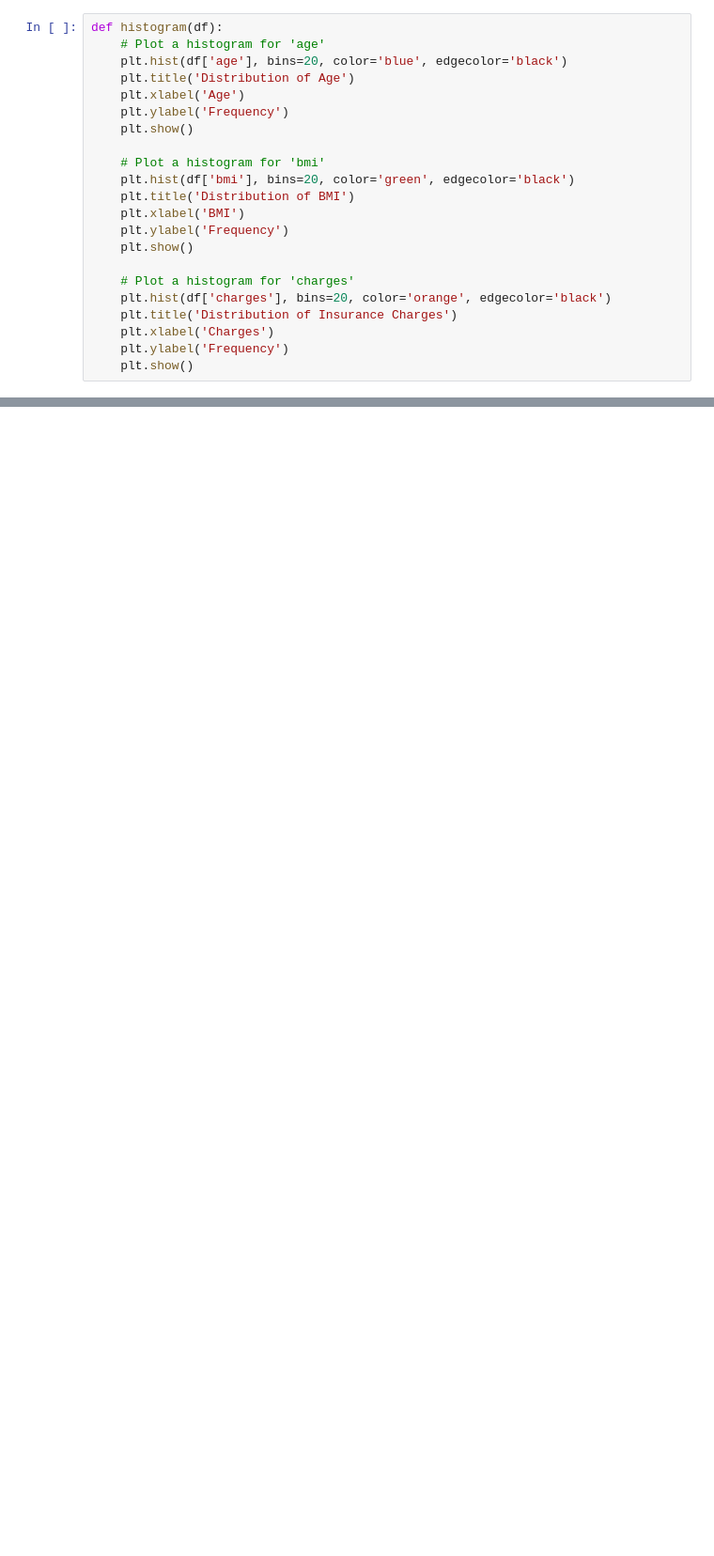
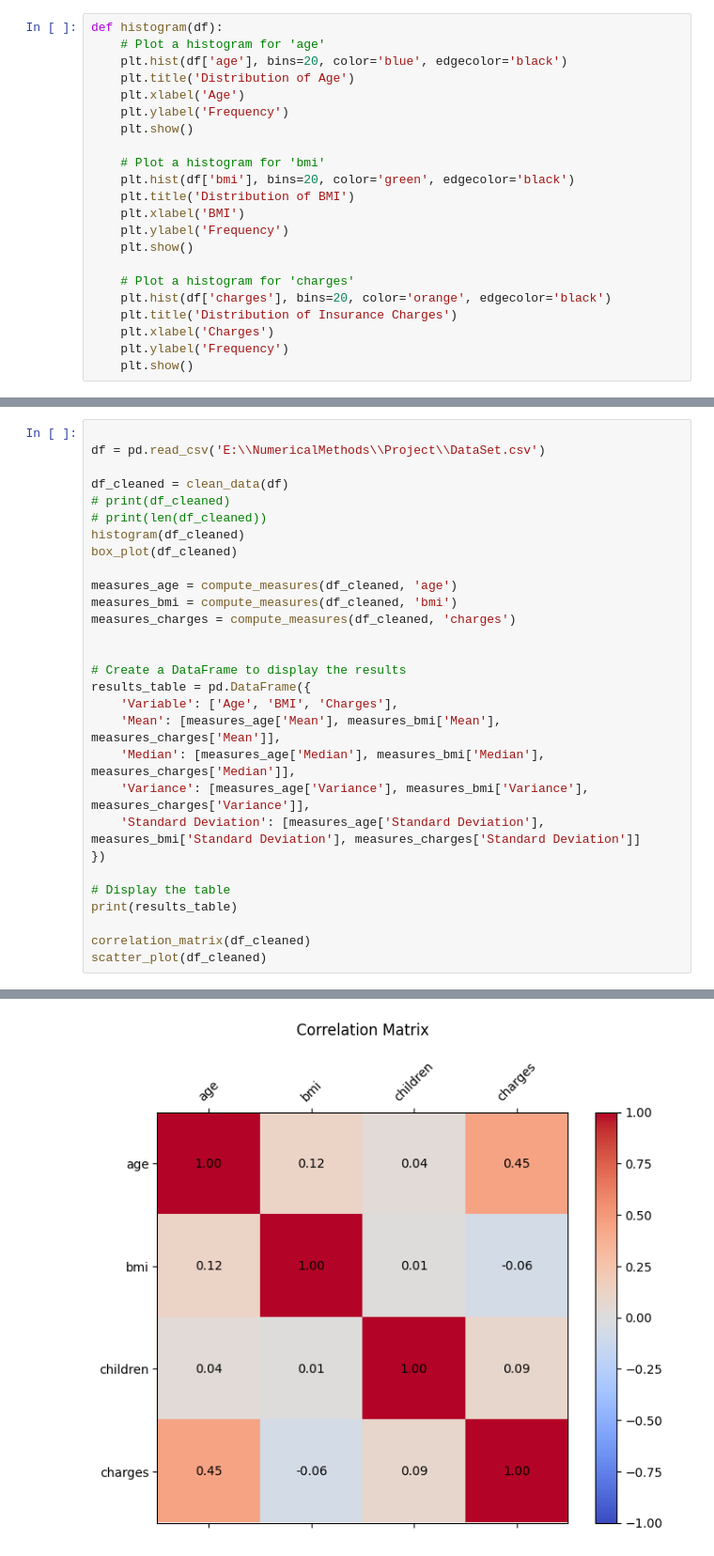
Before and after one commit to AryanBL/Health-insurance-regression-model, a Jupyter notebook: Project_Notebook.ipynb, the cells around one changed output, grey strips where cells are left out. Shown at 94% size. Drawn from its saved outputs; the diff is of its cells as text; blank space fills up the shorter version.

Commit message:
Created scattered plot, and correlation matrix for the data set, and nearly completed the phase 1

```diff
--- a/Project_Notebook.ipynb
+++ b/Project_Notebook.ipynb
@@ -108,0 +169,30 @@ Rows after filtering: 1191
+# %%
+
+df = pd.read_csv('E:\\NumericalMethods\\Project\\DataSet.csv')
+
+df_cleaned = clean_data(df)
+# print(df_cleaned)
+# print(len(df_cleaned))
+histogram(df_cleaned)
+box_plot(df_cleaned)
+
+measures_age = compute_measures(df_cleaned, 'age')
+measures_bmi = compute_measures(df_cleaned, 'bmi')
+measures_charges = compute_measures(df_cleaned, 'charges')
+
+
+# Create a DataFrame to display the results
+results_table = pd.DataFrame({
+    'Variable': ['Age', 'BMI', 'Charges'],
+    'Mean': [measures_age['Mean'], measures_bmi['Mean'], measures_charges['Mean']],
+    'Median': [measures_age['Median'], measures_bmi['Median'], measures_charges['Median']],
+    'Variance': [measures_age['Variance'], measures_bmi['Variance'], measures_charges['Variance']],
+    'Standard Deviation': [measures_age['Standard Deviation'], measures_bmi['Standard Deviation'], measures_charges['Standard Deviation']]
+})
+
+# Display the table
+print(results_table)
+
+correlation_matrix(df_cleaned)
+scatter_plot(df_cleaned)
+# %% [output]
@@ -108,0 +214 @@ Rows after filtering: 1191
+[figure, added]
```
Also changed, not shown: parts of 6 cells of this notebook, 1 other file.
